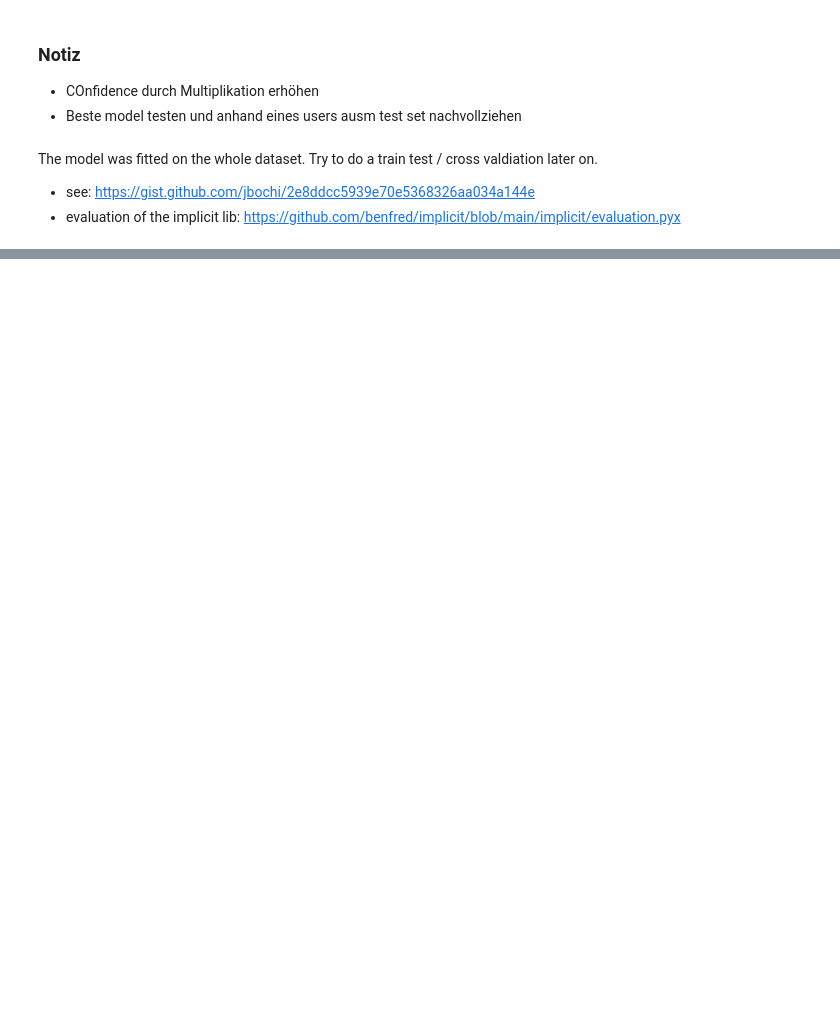
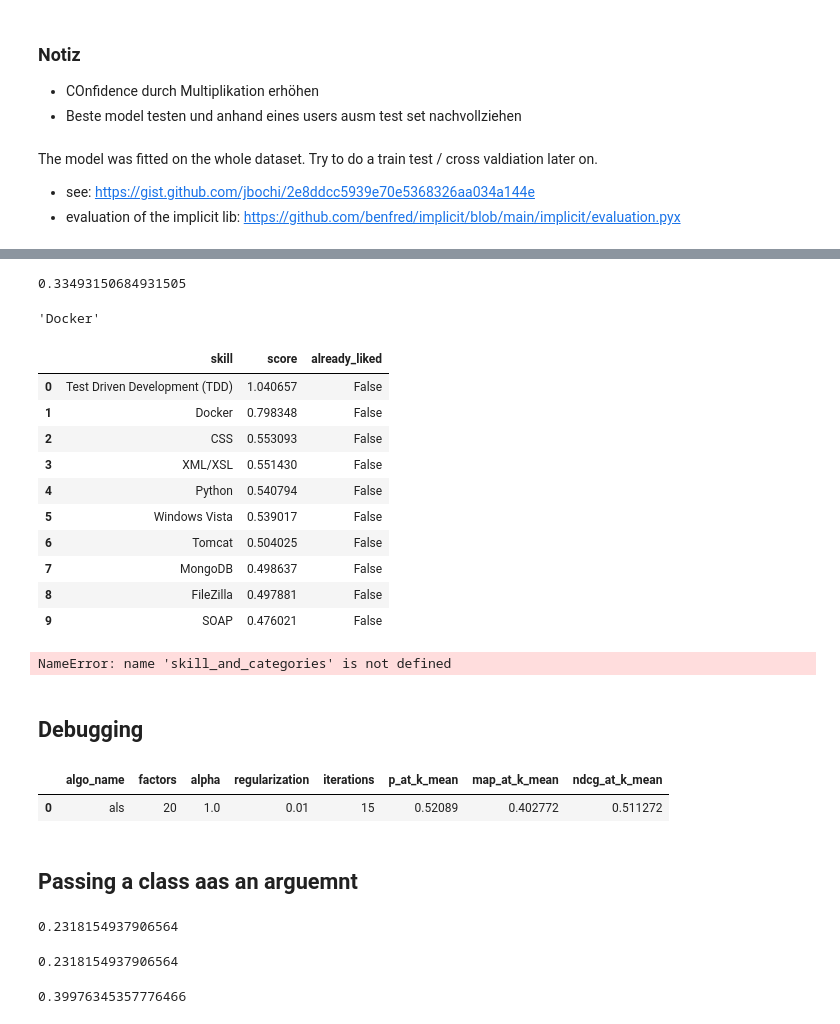
Before and after one commit to maximizer36/DS_AP, a Jupyter notebook: AP_binary_implicit_lib2.ipynb, the cells around one changed output, grey strips where cells are left out. Saved outputs shown, nothing was run; the diff lists cells and outputs as text; code cells hidden in the pictures; blank space fills up the shorter version.

```diff
--- a/AP_binary_implicit_lib2.ipynb
+++ b/AP_binary_implicit_lib2.ipynb
@@ -1442,0 +1225,2 @@ ModelFitError: NaN encountered in factors
+# %%
+implicit.evaluation.train_test_split(data_skills_csr, train_percentage =  0.8, random_state = 1)
@@ -1442,0 +1254,4 @@ ModelFitError: NaN encountered in factors
+# %%
+model = implicit.als.AlternatingLeastSquares(factors = 20, random_state= 42)
+train, test = implicit.evaluation.train_test_split(data_skills_csr, train_percentage =  0.8, random_state = 1)
+train
@@ -1442,0 +1287,31 @@ ModelFitError: NaN encountered in factors
+# %%
+implicit.evaluation.precision_at_k(model, train_user_items=train, test_user_items=test, K=5)
+# %% [output]
+0.33493150684931505
+# %%
+data_skills_row_norm.columns[165]
+# %% [output]
+'Docker'
+# %%
+user_id  = 0
+skill_ids, scores = model.recommend(user_id, train[user_id], N = 10 , filter_already_liked_items=True)
+recommendations_df = pd.DataFrame({"skill": data_skills_row_norm.columns[skill_ids], "score": scores, "already_liked": np.in1d(skill_ids, train[user_id].indices)})
+recommendations_df
+# %% [output]
+|  | skill | score | already_liked |
+| 0 | Test Driven Development (TDD) | 1.040657 | False |
+| 1 | Docker | 0.798348 | False |
+| 2 | CSS | 0.553093 | False |
+| 3 | XML/XSL | 0.551430 | False |
+| 4 | Python | 0.540794 | False |
+| 5 | Windows Vista | 0.539017 | False |
+| 6 | Tomcat | 0.504025 | False |
+| 7 | MongoDB | 0.498637 | False |
+| 8 | FileZilla | 0.497881 | False |
+| 9 | SOAP | 0.476021 | False |
+# %%
+recommendations_df.merge(skill_and_categories, how = "left", left_on = "skill", right_on = "skill")
+# %% [output]
+NameError: name 'skill_and_categories' is not defined
+# %% [markdown]
+## Debugging
@@ -1442,0 +1385,9 @@ ModelFitError: NaN encountered in factors
+# %%
+als  = implicit.als.AlternatingLeastSquares
+results_of_als_grid = cross_validation_implicit_als(data_skills_csr,algorithm = als, algo_name = "als")
+results_of_als_grid
+# %% [output]
+|  | algo_name | factors | alpha | regularization | iterations | p_at_k_mean | map_at_k_mean | ndcg_at_k_mean |
+| 0 | als | 20 | 1.0 | 0.01 | 15 | 0.52089 | 0.402772 | 0.511272 |
+# %% [markdown]
+## Passing a class aas an arguemnt
@@ -1442,0 +1401,20 @@ ModelFitError: NaN encountered in factors
+# %%
+model = implicit.als.AlternatingLeastSquares(random_state= 42)
+train_mat, test_mat = implicit.evaluation.train_test_split(data_skills_csr, train_percentage =  0.8, random_state = 42)
+model.fit(train_mat)
+p_at_k = precision_at_k(model, train_user_items=train_mat, test_user_items=test_mat, K=5)
+p_at_k
+# %% [output]
+0.2318154937906564
+# %%
+passing_a_class_as_argument(implicit.als.AlternatingLeastSquares)
+# %% [output]
+0.2318154937906564
+# %%
+model = implicit.lmf.LogisticMatrixFactorization(random_state= 42)
+train_mat, test_mat = implicit.evaluation.train_test_split(data_skills_csr, train_percentage =  0.8, random_state = 42)
+model.fit(train_mat)
+p_at_k = precision_at_k(model, train_user_items=train_mat, test_user_items=test_mat, K=5)
+p_at_k
+# %% [output]
+0.39976345357776466
```
Also changed, not shown: parts of 63 cells of this notebook, 2 other files.
